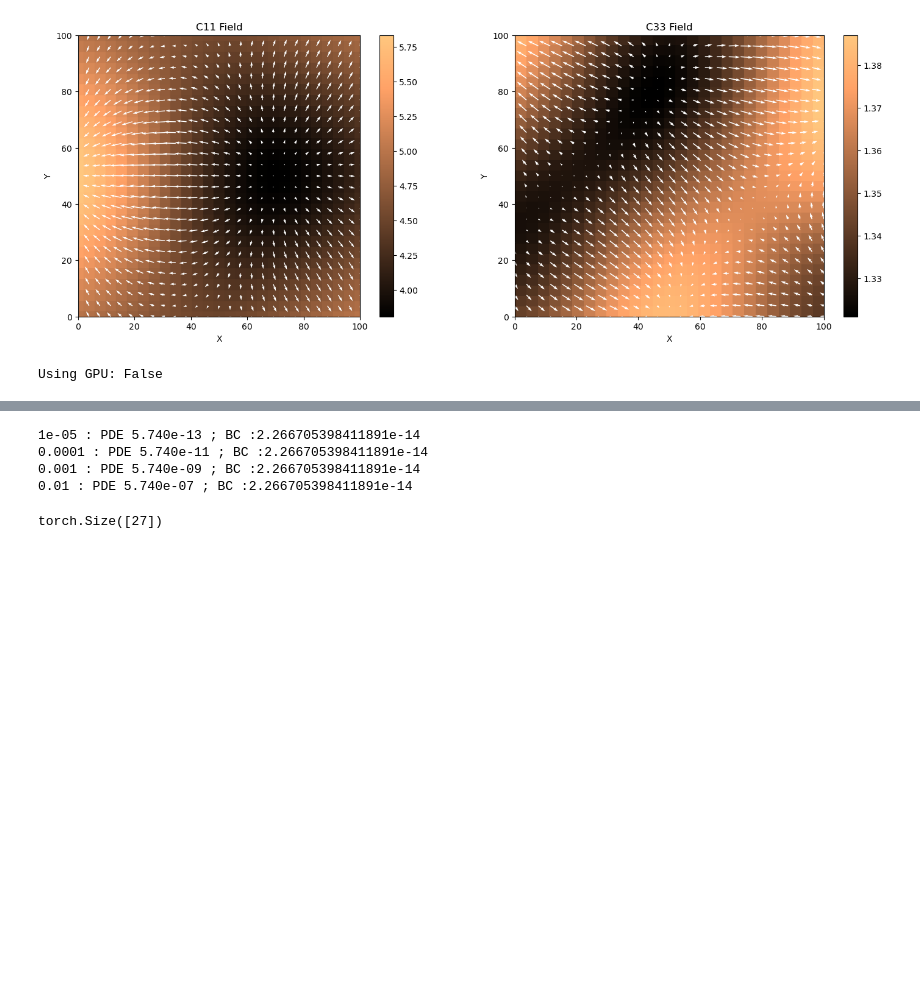
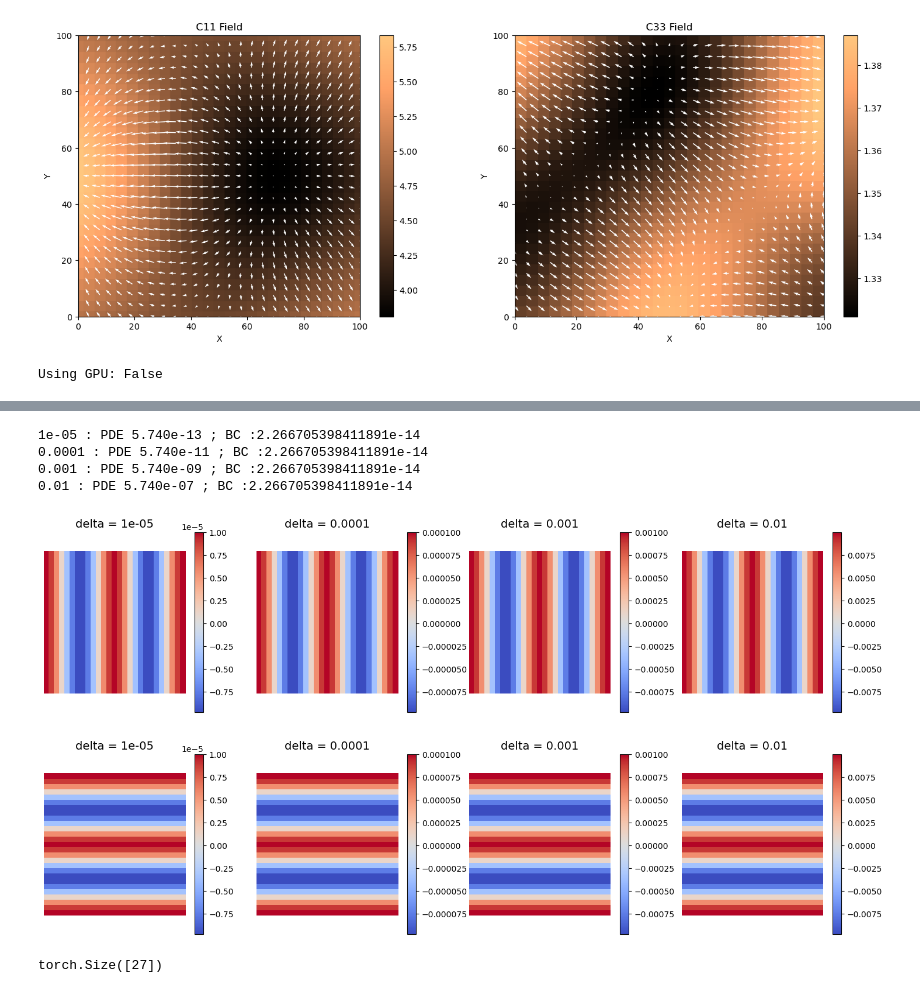
Before and after one commit to bonneted/pinn-cm, a Jupyter notebook: UQ/thin_plate.ipynb, the cells around one changed output, grey strips where cells are left out. Saved outputs shown, nothing was run; the diff lists cells and outputs as text; code cells hidden in the pictures; blank space fills up the shorter version.

```diff
--- a/UQ/thin_plate.ipynb
+++ b/UQ/thin_plate.ipynb
@@ -805,31 +769,45 @@ tensor(9.0798e-23, grad_fn=<MeanBackward0>)
 # %%
 pstress = 0.1
 x_bc = torch.ones((N,2))*Lmax
 x_bc[:,1] = torch.linspace(0,Lmax,N).float()
 
 x_bc = x_bc.to(device)
 x_bc.requires_grad = True
 
-C11_bc = C11_batch[:,-1,0]
-C33_bc = C33_batch[:,-1,0]
+C11_bc = C11[:,-1,0]
+C33_bc = C33[:,-1,0]
 
+fig1,ax1 = plt.subplots(1, 4, figsize=(18, 4), dpi=100)
+fig2,ax2 = plt.subplots(1, 4, figsize=(18, 4), dpi=100)
 
-for delta in [1e-5,1e-4,1e-3,1e-2]:
+deltas = [1e-5,1e-4,1e-3,1e-2]
+
+Ux_ref, Uy_ref = u_exact(points_tensor,delta=1e-10)
+Ux_ref = Ux_ref.reshape(N, N).cpu().detach().numpy()
+Uy_ref = Uy_ref.reshape(N, N).cpu().detach().numpy()
+
+for i,delta in enumerate(deltas):
     Ux_exact, Uy_exact = u_exact(points_tensor,delta=delta)
+    im1 = pcolor_plot(ax1[i], X_plot, Y_plot, Ux_exact.reshape(N, N).cpu().detach().numpy()-Ux_ref, f"delta = {delta}",colormap="coolwarm")
+    fig1.colorbar(im1,ax=ax1[i])
+    im2 = pcolor_plot(ax2[i], X_plot, Y_plot, Uy_exact.reshape(N, N).cpu().detach().numpy()-Uy_ref, f"delta = {delta}",colormap="coolwarm")
+    fig2.colorbar(im2,ax=ax2[i])
     E_exact = E_nn((Ux_exact,Uy_exact),points_tensor)
 
     Ubc_exact = u_exact(x_bc)
 
     E_bc = E_nn(Ubc_exact,x_bc)
     S_bc = S_nn(E_bc, C11_bc, C33_bc)
     bc_loss = torch.mean((S_bc[0] - pstress)**2)/len(x_bc)
 
     print(f"{delta} : PDE {compute_PDE_loss(points_tensor, E_exact, C_data2):.3e} ; BC :{bc_loss}")
 # %% [output]
 1e-05 : PDE 5.740e-13 ; BC :2.266705398411891e-14
 0.0001 : PDE 5.740e-11 ; BC :2.266705398411891e-14
 0.001 : PDE 5.740e-09 ; BC :2.266705398411891e-14
 0.01 : PDE 5.740e-07 ; BC :2.266705398411891e-14
+[figure, added]
+[figure, added]
 # %%
 C33_bc.shape
 # %% [output]
```
Also changed, not shown: parts of 11 cells of this notebook.
